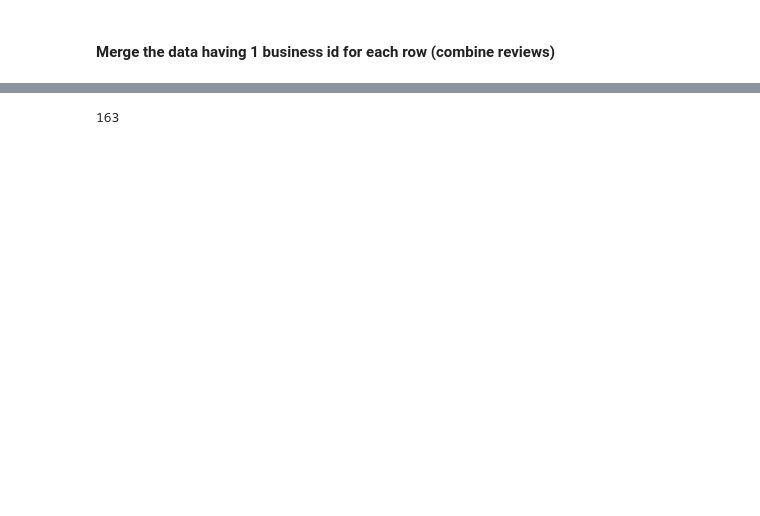
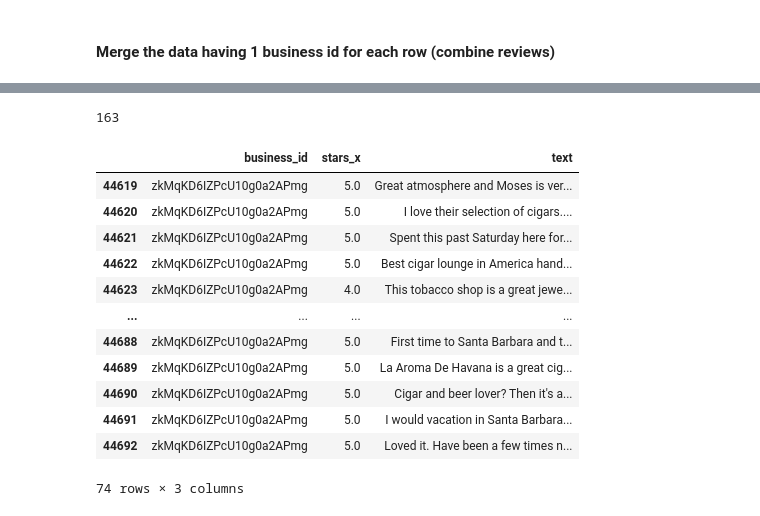
Before and after one commit to sathitvudh/stat628-module3-group4-fall2022-uwmadison, a Jupyter notebook: code/Review Analysis/Bar Reviews Sentiment Analysis.ipynb, the cells around one changed output, grey strips where cells are left out. Cells and saved outputs as stored; diff of their text form; code cells hidden in the pictures; blank space fills up the shorter version.

```diff
--- a/code/Review Analysis/Bar Reviews Sentiment Analysis.ipynb
+++ b/code/Review Analysis/Bar Reviews Sentiment Analysis.ipynb
@@ -328,10 +329,26 @@ for row in range(len(bars_review)):
     if bars_review["business_id"][row] not in bus_id:
         review_i.append(row)
         bus_id.append(bars_review["business_id"][row])
-# %%
-len(review_i)
-# %% [output]
-163
+# %%
+len(review_i)
+# %% [output]
+163
+# %%
+bars_review[44619:]
+# %% [output]
+|  | business_id | stars_x | text |
+| 44619 | zkMqKD6IZPcU10g0a2APmg | 5.0 | Great atmosphere and Moses is ver... |
+| 44620 | zkMqKD6IZPcU10g0a2APmg | 5.0 | I love their selection of cigars.... |
+| 44621 | zkMqKD6IZPcU10g0a2APmg | 5.0 | Spent this past Saturday here for... |
+| 44622 | zkMqKD6IZPcU10g0a2APmg | 5.0 | Best cigar lounge in America hand... |
+| 44623 | zkMqKD6IZPcU10g0a2APmg | 4.0 | This tobacco shop is a great jewe... |
+| ... | ... | ... | ... |
+| 44688 | zkMqKD6IZPcU10g0a2APmg | 5.0 | First time to Santa Barbara and t... |
+| 44689 | zkMqKD6IZPcU10g0a2APmg | 5.0 | La Aroma De Havana is a great cig... |
+| 44690 | zkMqKD6IZPcU10g0a2APmg | 5.0 | Cigar and beer lover? Then it's a... |
+| 44691 | zkMqKD6IZPcU10g0a2APmg | 5.0 | I would vacation in Santa Barbara... |
+| 44692 | zkMqKD6IZPcU10g0a2APmg | 5.0 | Loved it. Have been a few times n... |
+74 rows × 3 columns
 # %%
 combined_review = []
 for i in range(len(review_i)):
```
Also changed, not shown: parts of 22 cells of this notebook, 2 other files.
